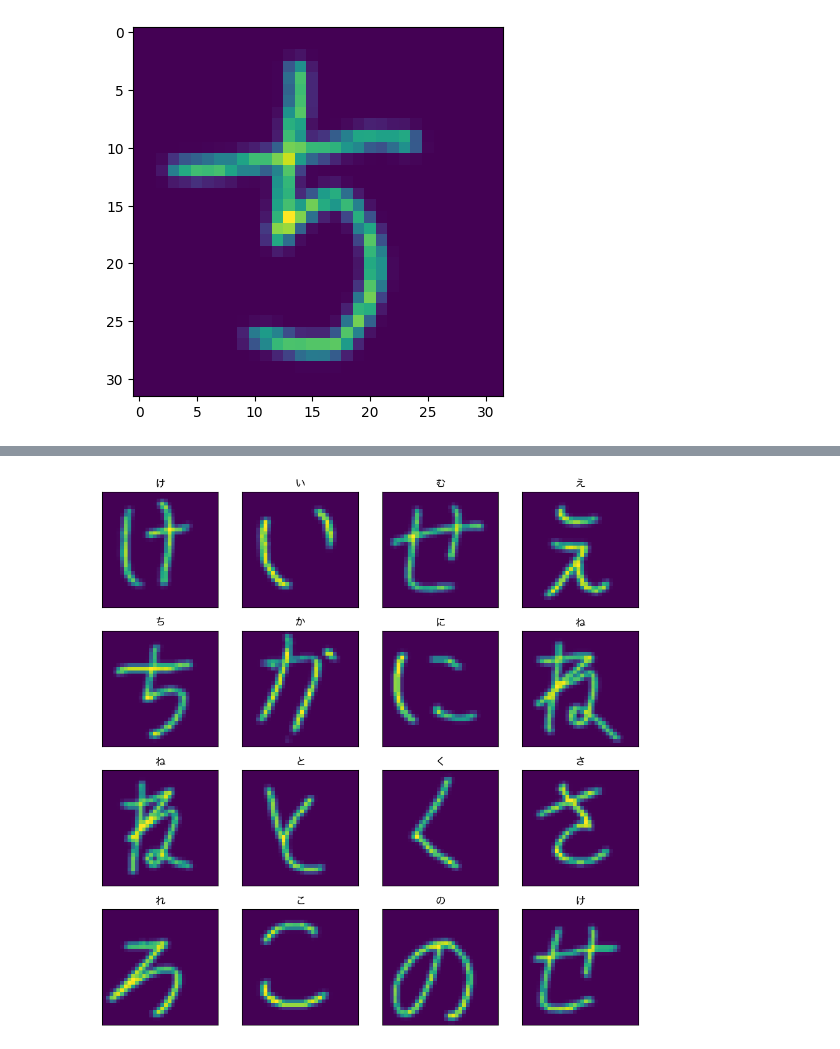
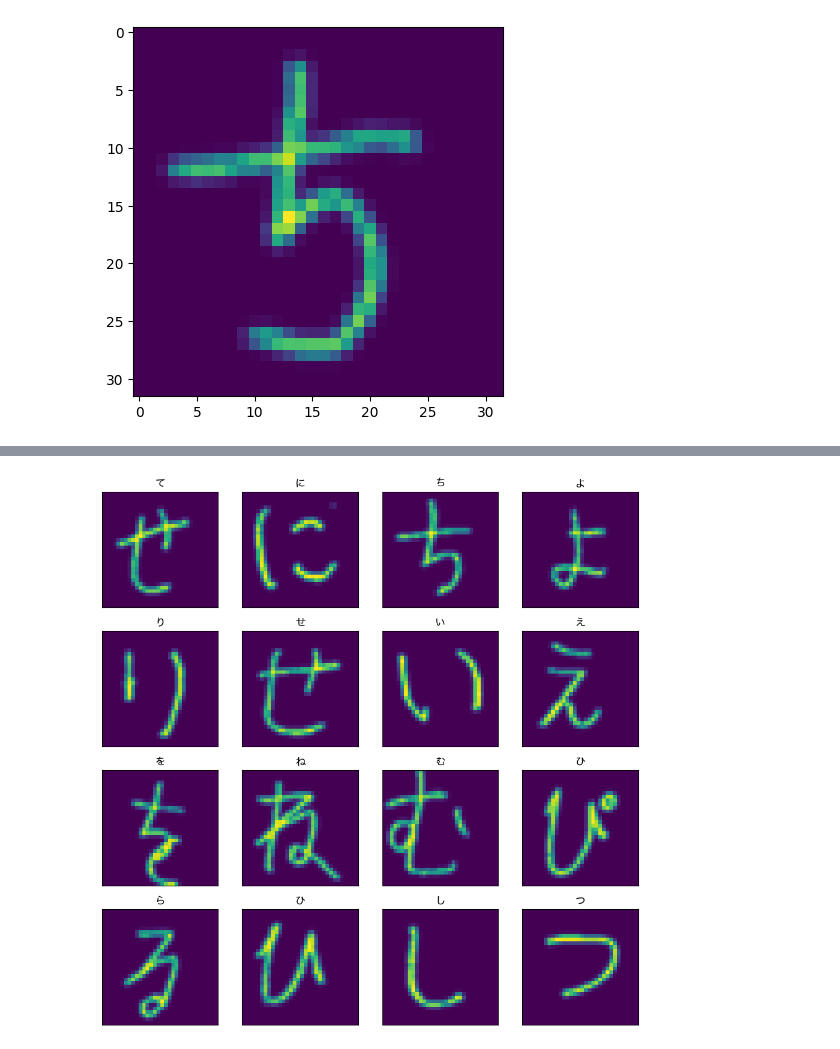
Before and after one commit to Kminek42/Hiragana, a Jupyter notebook: main.ipynb, the cells around one changed output, grey strips where cells are left out. Cells and saved outputs as stored; diff of their text form; code cells hidden in the pictures.

Commit message:
device, random images

```diff
--- a/main.ipynb
+++ b/main.ipynb
@@ -127,7 +136,7 @@ model = nn.Sequential(
 
     nn.Flatten(),
     nn.Linear(128, 50)
-).to(device)
+)
 
 Y_train = []
 Y_valid = []
@@ -171,6 +180,9 @@ def eval_model(model, dataloader):
     return acc
 # %%
 epoch_n = 64
+
+model.train()
+model.to(device)
 
 for epoch in range(1, epoch_n + 1):
     loss_sum = 0
@@ -234,23 +246,24 @@ Test accuracy: 0.8858858858858859
 # %%
 test_dataset = HiraganaDataset(mode='test')
 model.to('cpu')
 plt.rcParams['font.family'] = 'Hiragino Sans'
 
 grid_size = 4
 plt.figure(figsize=(0.7 * grid_size**2, 0.7 * grid_size**2))
 for i in range(grid_size**2):
     plt.subplot(grid_size, grid_size, i+1)
-    plt.imshow(test_dataset[i][0][0])
+    id = torch.randint(0, len(test_dataset), (1, )).item()
+    plt.imshow(test_dataset[id][0][0])
     plt.tick_params(axis='both', which='both', bottom=False, top=False, left=False, right=False, labelbottom=False, labelleft=False)
 
-    predicion = model.forward(test_dataset[i][0].unsqueeze(0))
+    predicion = model.forward(test_dataset[id][0].unsqueeze(0))
     predicion = torch.argmax(predicion[0])
     predicion = test_dataset.num2lab[predicion.item()]
     predicion = test_dataset.hiragana[predicion.lower()]
-    target = test_dataset[i][1]
+    target = test_dataset[id][1]
 
     plt.title(predicion)
 
 plt.show()
 # %% [output]
-[figure, old version]
+[figure, new version]
```
Also changed, not shown: parts of 4 cells of this notebook.
